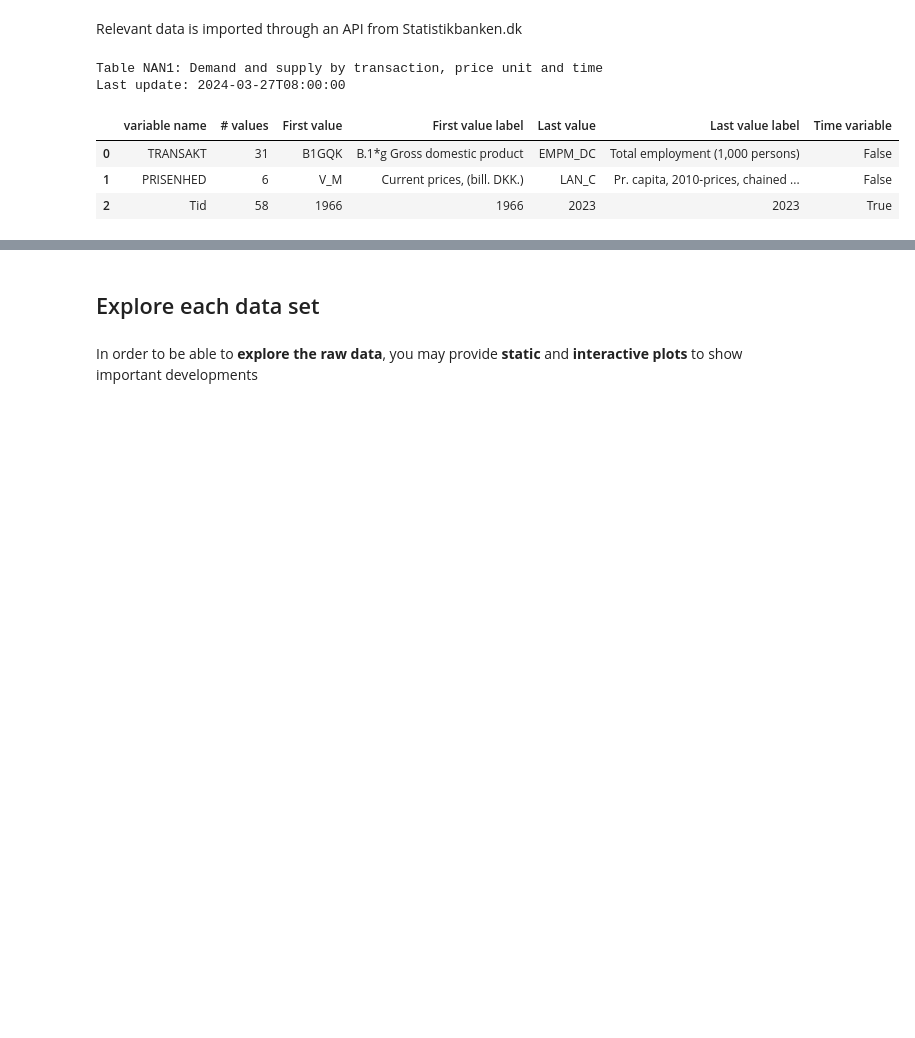
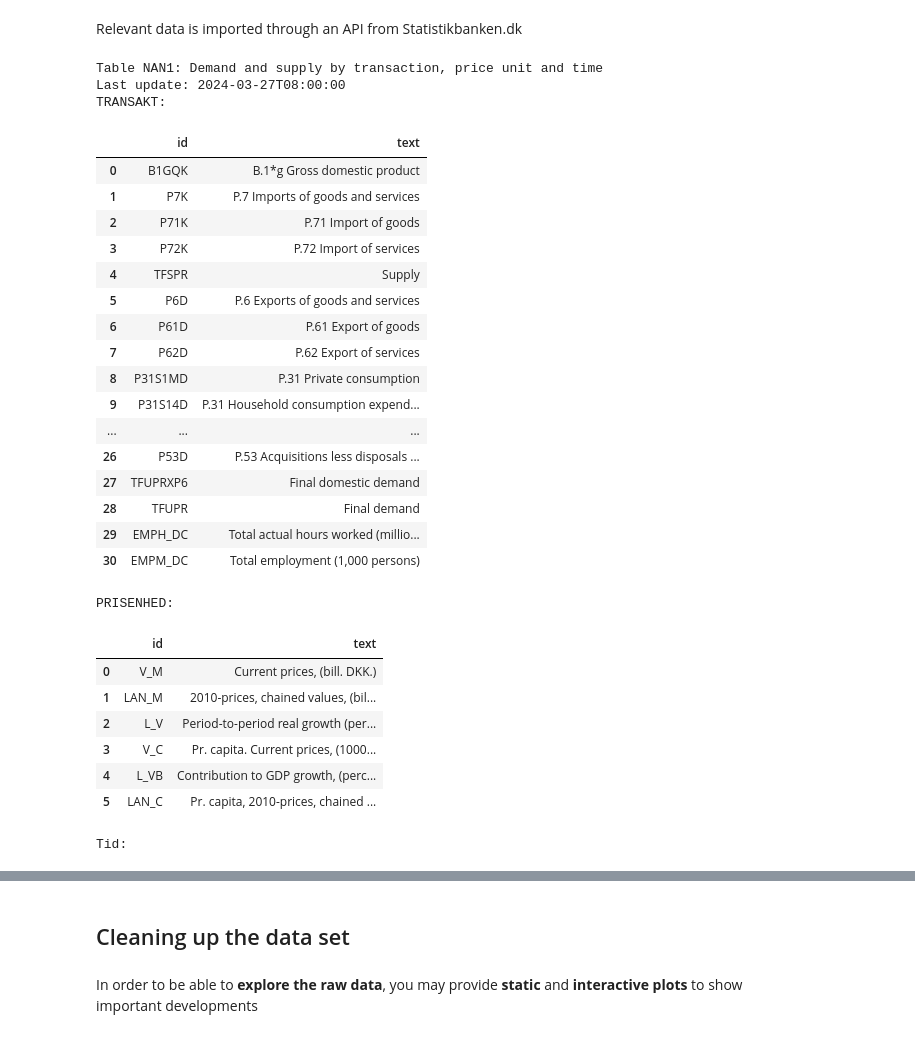
Before and after one commit to NumEconCopenhagen/projects-2024-kt, a Jupyter notebook: dataproject/dataproject.ipynb, the cells around one changed output, grey strips where cells are left out. Drawn from its saved outputs; the diff is of its cells as text; code cells hidden in the pictures; blank space fills up the shorter version.

Commit message:
Cleaning data set

```diff
--- a/dataproject/dataproject.ipynb
+++ b/dataproject/dataproject.ipynb
@@ -32,14 +29,40 @@ Relevant data is imported through an API from Statistikbanken.dk
 # %%
 # Importing relevant statistics from Statistikbanken.dk
 ind = DstApi('NAN1')
 
 # Displaying messy data
 tabsum = ind.tablesummary(language='en')
-display(tabsum)
+
+for variable in tabsum['variable name']:
+    print(variable+':')
+    display(ind.variable_levels(variable, language='en'))
 # %% [output]
 Table NAN1: Demand and supply by transaction, price unit and time
 Last update: 2024-03-27T08:00:00
+TRANSAKT:
-|  | variable name | # values | First value | First value label | Last value | Last value label | Time variable |
-| 0 | TRANSAKT | 31 | B1GQK | B.1*g Gross domestic product | EMPM_DC | Total employment (1,000 persons) | False |
-| 1 | PRISENHED | 6 | V_M | Current prices, (bill. DKK.) | LAN_C | Pr. capita, 2010-prices, chained ... | False |
-| 2 | Tid | 58 | 1966 | 1966 | 2023 | 2023 | True |
+|  | id | text |
+| 0 | B1GQK | B.1*g Gross domestic product |
+| 1 | P7K | P.7 Imports of goods and services |
+| 2 | P71K | P.71 Import of goods |
+| 3 | P72K | P.72 Import of services |
+| 4 | TFSPR | Supply |
+| 5 | P6D | P.6 Exports of goods and services |
+| 6 | P61D | P.61 Export of goods |
+| 7 | P62D | P.62 Export of services |
+| 8 | P31S1MD | P.31 Private consumption |
+| 9 | P31S14D | P.31 Household consumption expend... |
+| ... | ... | ... |
+| 26 | P53D | P.53 Acquisitions less disposals ... |
+| 27 | TFUPRXP6 | Final domestic demand |
+| 28 | TFUPR | Final demand |
+| 29 | EMPH_DC | Total actual hours worked (millio... |
+| 30 | EMPM_DC | Total employment (1,000 persons) |
+PRISENHED:
+|  | id | text |
+| 0 | V_M | Current prices, (bill. DKK.) |
+| 1 | LAN_M | 2010-prices, chained values, (bil... |
+| 2 | L_V | Period-to-period real growth (per... |
+| 3 | V_C | Pr. capita. Current prices, (1000... |
+| 4 | L_VB | Contribution to GDP growth, (perc... |
+| 5 | LAN_C | Pr. capita, 2010-prices, chained ... |
+Tid:
@@ -46,5 +86,5 @@ Last update: 2024-03-27T08:00:00
 # %% [markdown]
-## Explore each data set
+## Cleaning up the data set
 # %% [markdown]
 In order to be able to **explore the raw data**, you may provide **static** and **interactive plots** to show important developments
 # %% [markdown]
```
Also changed, not shown: parts of 7 cells of this notebook.
